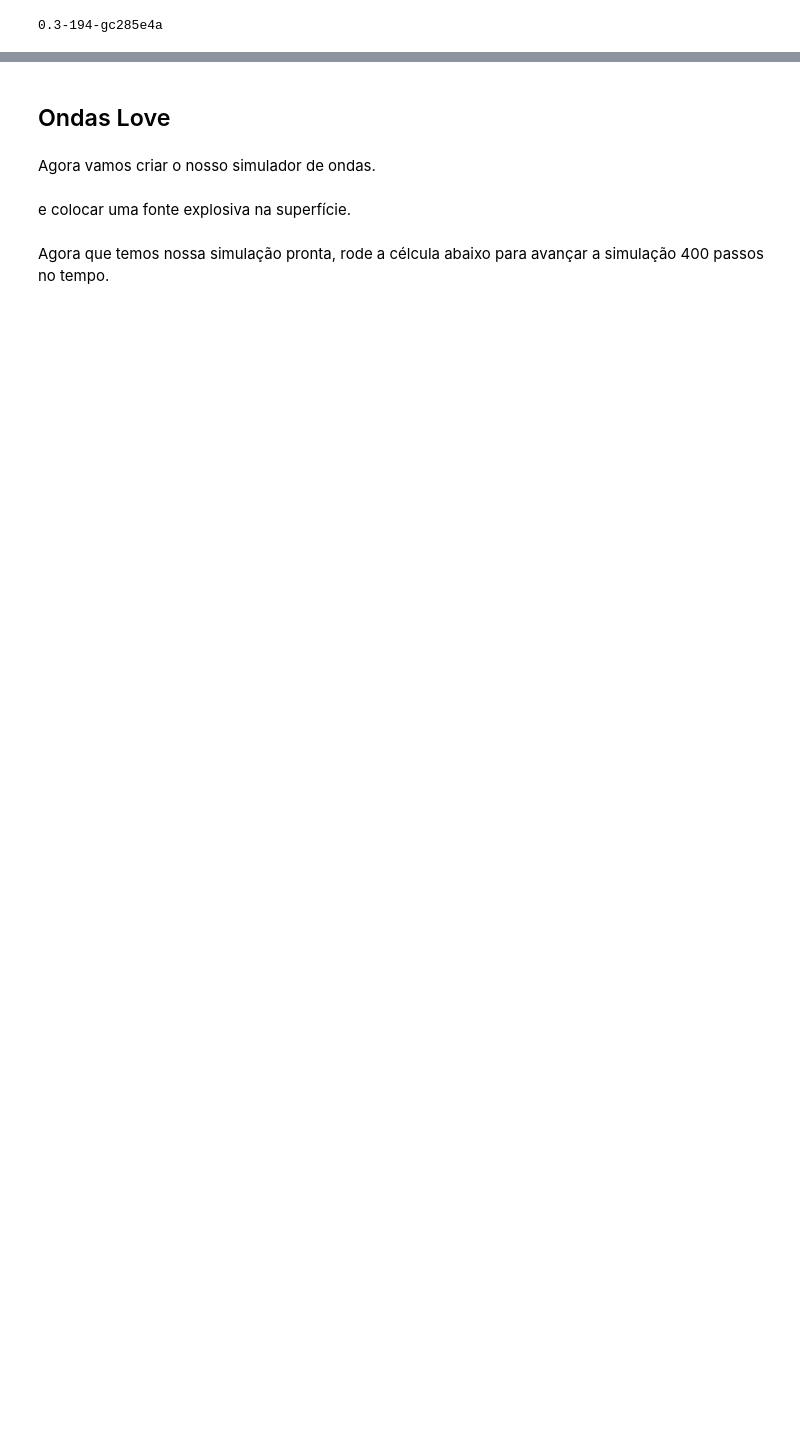
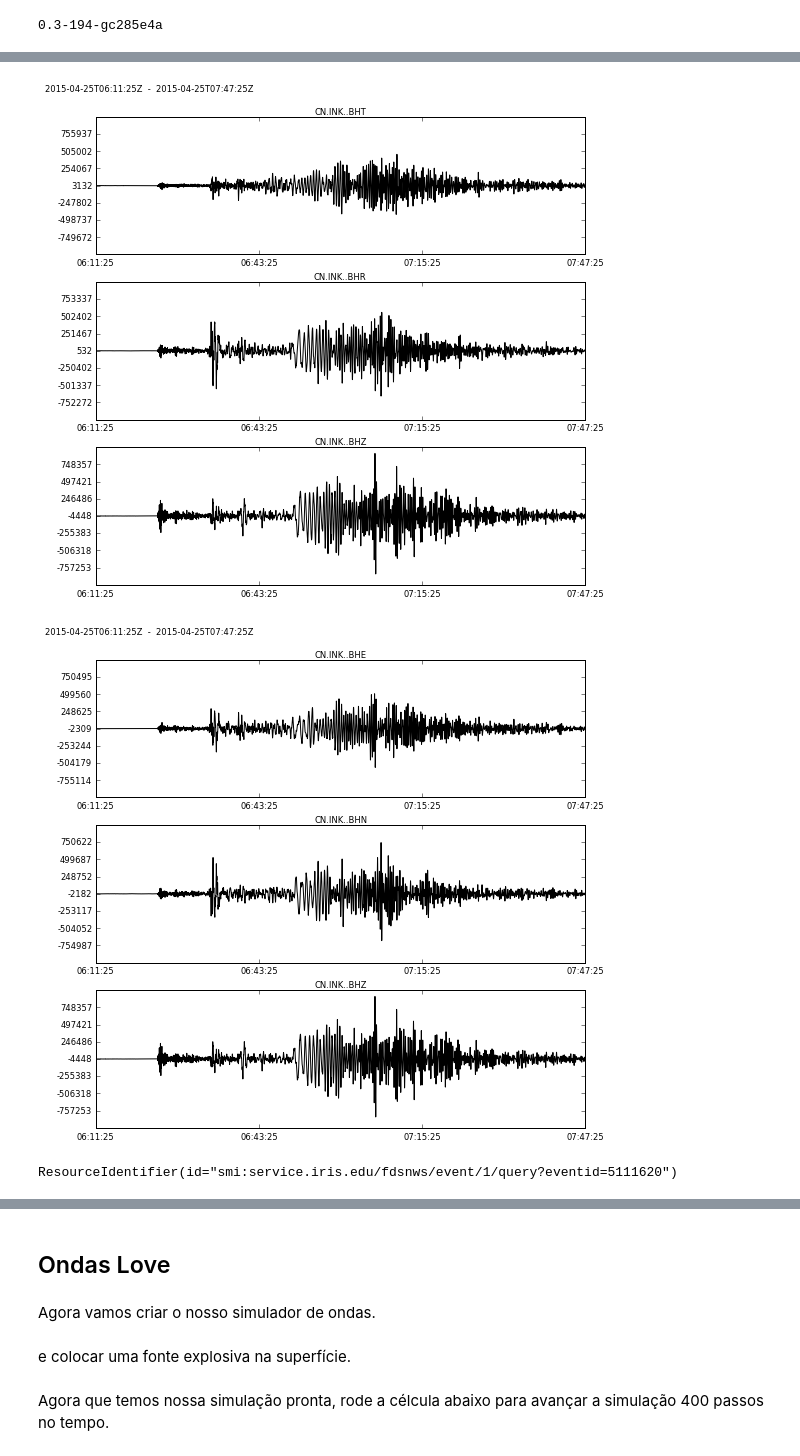
Before and after one commit to leouieda/geofisica2, a Jupyter notebook: notebooks/ondas-superficie.ipynb, the cells around one changed output, grey strips where cells are left out. Drawn from its saved outputs; the diff is of its cells as text; code cells hidden in the pictures; blank space fills up the shorter version.

```diff
--- a/notebooks/ondas-superficie.ipynb
+++ b/notebooks/ondas-superficie.ipynb
@@ -35,0 +96,6 @@ print(fatiando.__version__)
+# %%
+a.plot()
+st.plot()
+# %% [output]
+[figure, added]
+[figure, added]
@@ -35,0 +105,4 @@ print(fatiando.__version__)
+# %%
+event.resource_id
+# %% [output]
+ResourceIdentifier(id="smi:service.iris.edu/fdsnws/event/1/query?eventid=5111620")
```
Also changed, not shown: parts of 31 cells of this notebook.
